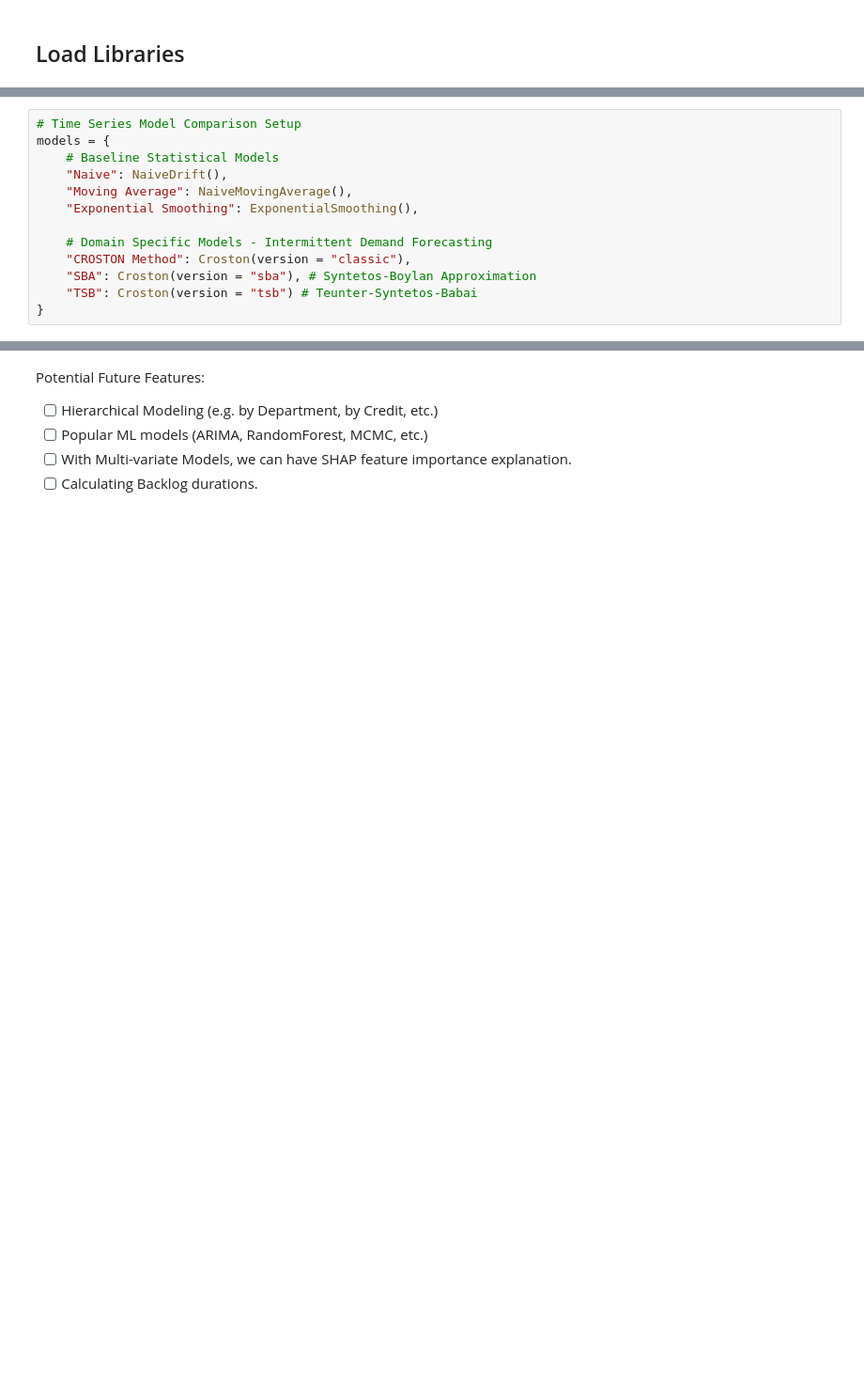
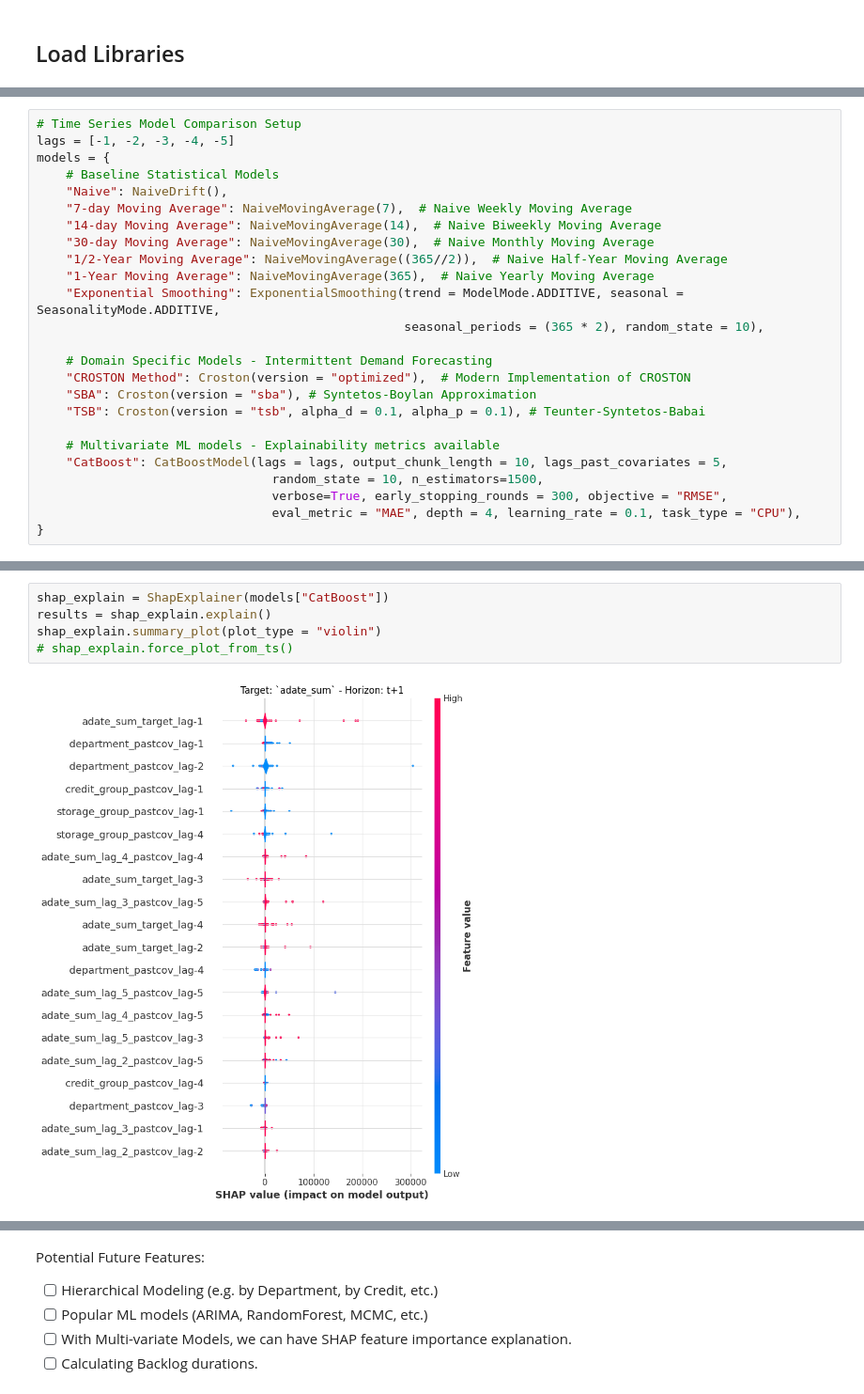
Before and after one commit to marisol-yake/MMM-museum-analytics, a Jupyter notebook: examples/NYC_MoMA_Example/Collections Time Series Forecasting.ipynb, the cells around one changed output, grey strips where cells are left out. Shown at 94% size. Drawn from its saved outputs; the diff is of its cells as text; blank space fills up the shorter version.

```diff
--- a/examples/NYC_MoMA_Example/Collections Time Series Forecasting.ipynb
+++ b/examples/NYC_MoMA_Example/Collections Time Series Forecasting.ipynb
@@ -99,13 +281,25 @@ has_seasonality(series)
 # %%
 # Time Series Model Comparison Setup
+lags = [-1, -2, -3, -4, -5]
 models = {
     # Baseline Statistical Models
     "Naive": NaiveDrift(),
-    "Moving Average": NaiveMovingAverage(),
-    "Exponential Smoothing": ExponentialSmoothing(),
+    "7-day Moving Average": NaiveMovingAverage(7),  # Naive Weekly Moving Average
+    "14-day Moving Average": NaiveMovingAverage(14),  # Naive Biweekly Moving Average
+    "30-day Moving Average": NaiveMovingAverage(30),  # Naive Monthly Moving Average
+    "1/2-Year Moving Average": NaiveMovingAverage((365//2)),  # Naive Half-Year Moving Average
+    "1-Year Moving Average": NaiveMovingAverage(365),  # Naive Yearly Moving Average
+    "Exponential Smoothing": ExponentialSmoothing(trend = ModelMode.ADDITIVE, seasonal = SeasonalityMode.ADDITIVE,
+                                                  seasonal_periods = (365 * 2), random_state = 10),
 
     # Domain Specific Models - Intermittent Demand Forecasting
-    "CROSTON Method": Croston(version = "classic"),
+    "CROSTON Method": Croston(version = "optimized"),  # Modern Implementation of CROSTON
     "SBA": Croston(version = "sba"), # Syntetos-Boylan Approximation
-    "TSB": Croston(version = "tsb") # Teunter-Syntetos-Babai
+    "TSB": Croston(version = "tsb", alpha_d = 0.1, alpha_p = 0.1), # Teunter-Syntetos-Babai
+
+    # Multivariate ML models - Explainability metrics available
+    "CatBoost": CatBoostModel(lags = lags, output_chunk_length = 10, lags_past_covariates = 5,
+                                random_state = 10, n_estimators=1500,
+                                verbose=True, early_stopping_rounds = 300, objective = "RMSE",
+                                eval_metric = "MAE", depth = 4, learning_rate = 0.1, task_type = "CPU"),
 }
@@ -169,0 +380,7 @@ for model_name, model in models.items():
+# %%
+shap_explain = ShapExplainer(models["CatBoost"])
+results = shap_explain.explain()
+shap_explain.summary_plot(plot_type = "violin")
+# shap_explain.force_plot_from_ts()
+# %% [output]
+[figure, added]
```
Also changed, not shown: parts of 24 cells of this notebook.
